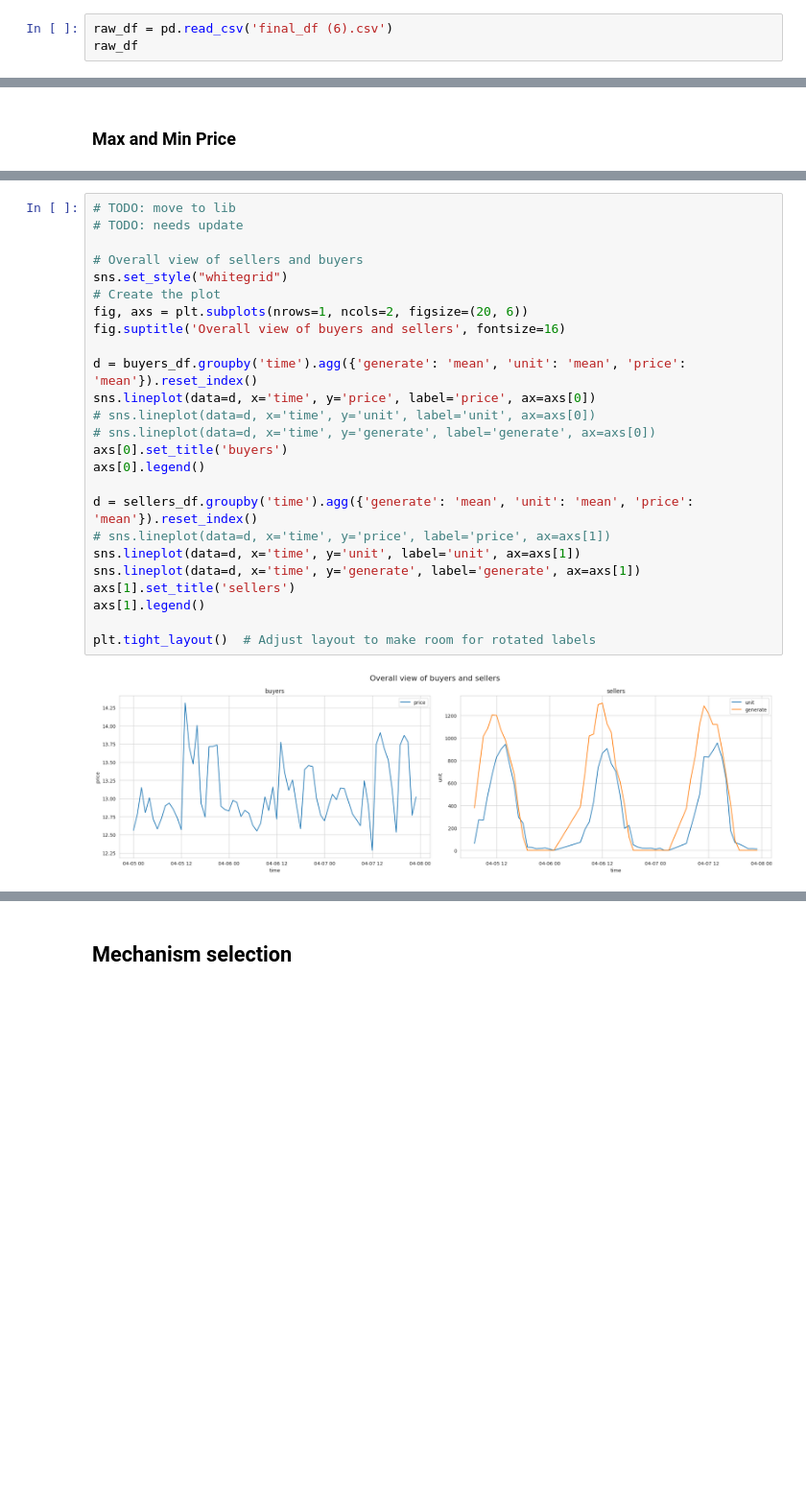
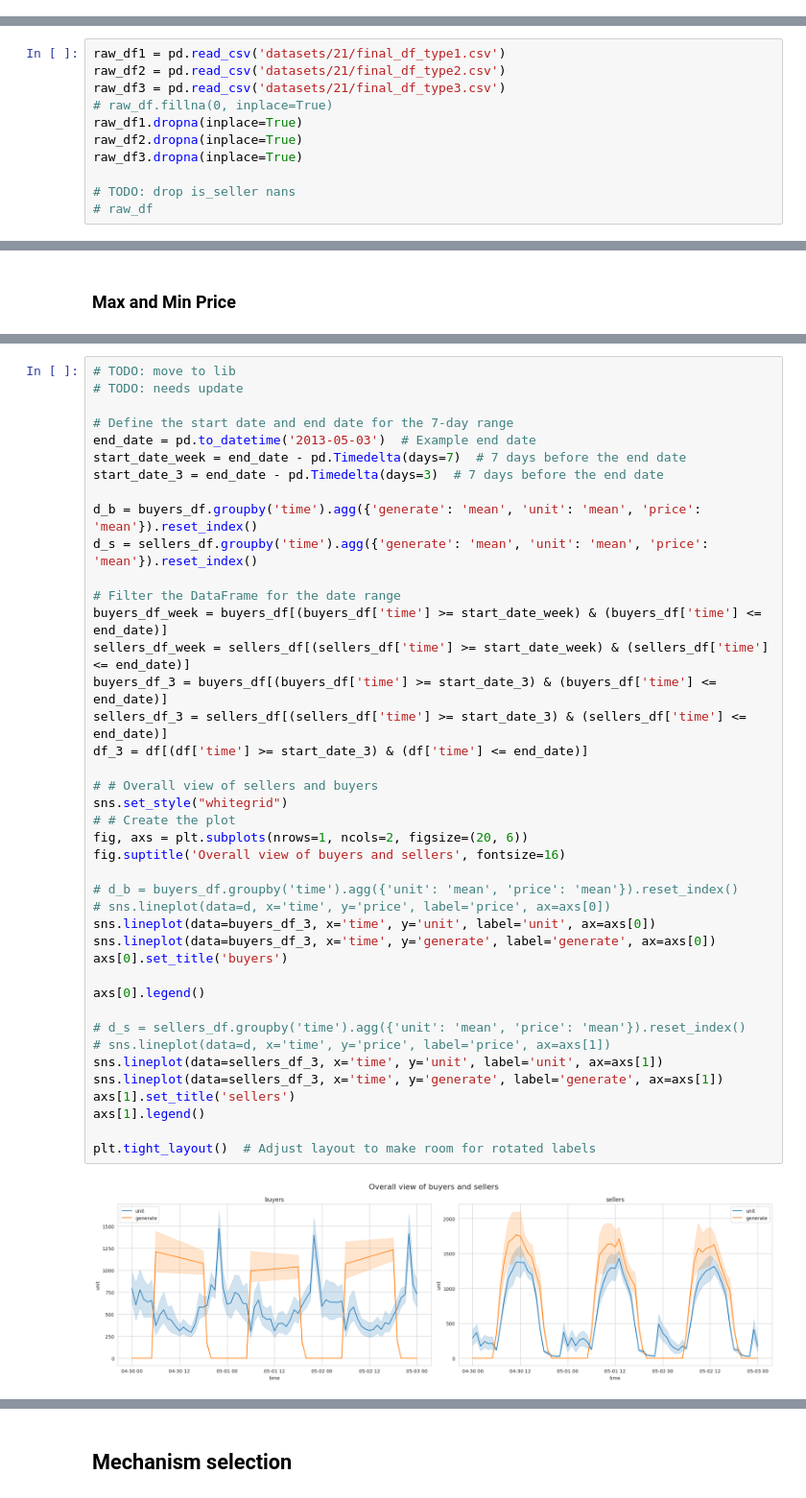
Before and after one commit to erfanara/pymarket-ng, a Jupyter notebook: test.ipynb, the cells around one changed output, grey strips where cells are left out. Shown at 96% size. Saved outputs shown, nothing was run; the diff lists cells and outputs as text; blank space fills up the shorter version.

```diff
--- a/test.ipynb
+++ b/test.ipynb
@@ -14,6 +15,3 @@ import numpy as np
 from typing import Callable, List, Type
 # %% [markdown]
 ### Load Dataset
-# %%
-raw_df = pd.read_csv('final_df (6).csv')
-raw_df
@@ -34 +18,12 @@ raw_df
+# %%
+raw_df1 = pd.read_csv('datasets/21/final_df_type1.csv')
+raw_df2 = pd.read_csv('datasets/21/final_df_type2.csv')
+raw_df3 = pd.read_csv('datasets/21/final_df_type3.csv')
+# raw_df.fillna(0, inplace=True)
+raw_df1.dropna(inplace=True)
+raw_df2.dropna(inplace=True)
+raw_df3.dropna(inplace=True)
+
+# TODO: drop is_seller nans
+# raw_df
 # %%
@@ -131,27 +116,43 @@ Min_price_seller 11.299999998359734
 # %%
 # TODO: move to lib
 # TODO: needs update
 
-# Overall view of sellers and buyers
+# Define the start date and end date for the 7-day range
+end_date = pd.to_datetime('2013-05-03')  # Example end date
+start_date_week = end_date - pd.Timedelta(days=7)  # 7 days before the end date
+start_date_3 = end_date - pd.Timedelta(days=3)  # 7 days before the end date
+
+d_b = buyers_df.groupby('time').agg({'generate': 'mean', 'unit': 'mean', 'price': 'mean'}).reset_index()
+d_s = sellers_df.groupby('time').agg({'generate': 'mean', 'unit': 'mean', 'price': 'mean'}).reset_index()
+
+# Filter the DataFrame for the date range
+buyers_df_week = buyers_df[(buyers_df['time'] >= start_date_week) & (buyers_df['time'] <= end_date)]
+sellers_df_week = sellers_df[(sellers_df['time'] >= start_date_week) & (sellers_df['time'] <= end_date)]
+buyers_df_3 = buyers_df[(buyers_df['time'] >= start_date_3) & (buyers_df['time'] <= end_date)]
+sellers_df_3 = sellers_df[(sellers_df['time'] >= start_date_3) & (sellers_df['time'] <= end_date)]
+df_3 = df[(df['time'] >= start_date_3) & (df['time'] <= end_date)]
+
+# # Overall view of sellers and buyers
 sns.set_style("whitegrid")
-# Create the plot
+# # Create the plot
 fig, axs = plt.subplots(nrows=1, ncols=2, figsize=(20, 6))
 fig.suptitle('Overall view of buyers and sellers', fontsize=16)
 
-d = buyers_df.groupby('time').agg({'generate': 'mean', 'unit': 'mean', 'price': 'mean'}).reset_index()
-sns.lineplot(data=d, x='time', y='price', label='price', ax=axs[0])
-# sns.lineplot(data=d, x='time', y='unit', label='unit', ax=axs[0])
-# sns.lineplot(data=d, x='time', y='generate', label='generate', ax=axs[0])
+# d_b = buyers_df.groupby('time').agg({'unit': 'mean', 'price': 'mean'}).reset_index()
+# sns.lineplot(data=d, x='time', y='price', label='price', ax=axs[0])
+sns.lineplot(data=buyers_df_3, x='time', y='unit', label='unit', ax=axs[0])
+sns.lineplot(data=buyers_df_3, x='time', y='generate', label='generate', ax=axs[0])
 axs[0].set_title('buyers')
+
 axs[0].legend()
 
-d = sellers_df.groupby('time').agg({'generate': 'mean', 'unit': 'mean', 'price': 'mean'}).reset_index()
+# d_s = sellers_df.groupby('time').agg({'unit': 'mean', 'price': 'mean'}).reset_index()
 # sns.lineplot(data=d, x='time', y='price', label='price', ax=axs[1])
-sns.lineplot(data=d, x='time', y='unit', label='unit', ax=axs[1])
-sns.lineplot(data=d, x='time', y='generate', label='generate', ax=axs[1])
+sns.lineplot(data=sellers_df_3, x='time', y='unit', label='unit', ax=axs[1])
+sns.lineplot(data=sellers_df_3, x='time', y='generate', label='generate', ax=axs[1])
 axs[1].set_title('sellers')
 axs[1].legend()
 
 plt.tight_layout()  # Adjust layout to make room for rotated labels
 # %% [output]
-[figure, old version]
+[figure, new version]
```
Also changed, not shown: parts of 57 cells of this notebook, 15 other files.
